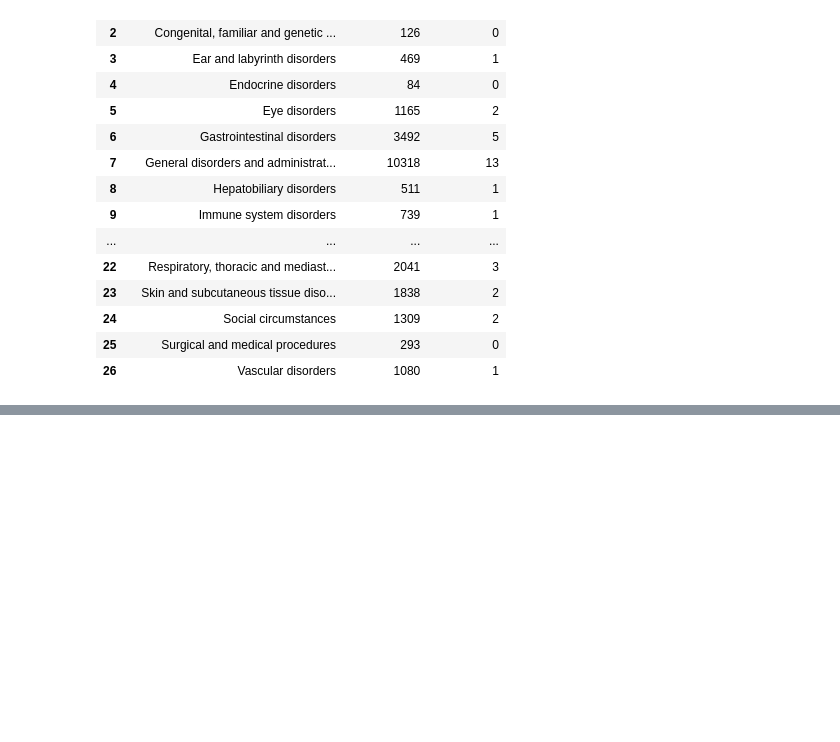
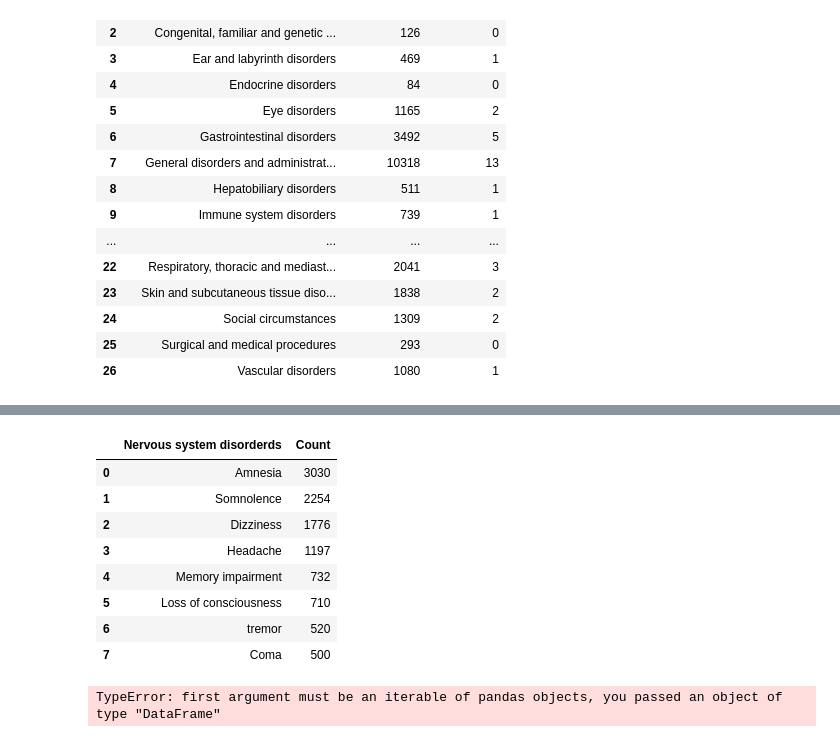
Before and after one commit to cantaruttim/Learning_Python, a Jupyter notebook: Bibliotecas/Matemática/Pandas/Reações Adversas .ipynb, the cells around one changed output, grey strips where cells are left out. Cells and saved outputs as stored; diff of their text form; code cells hidden in the pictures; blank space fills up the shorter version.

```diff
--- a/Bibliotecas/Matemática/Pandas/Reações Adversas .ipynb
+++ b/Bibliotecas/Matemática/Pandas/Reações Adversas .ipynb
@@ -118,0 +144,18 @@ Reported_SEZolpidem
+# %%
+desfechoNvZ = pd.DataFrame(desfechoNs_zolpidem)
+desfechoNvZ
+# %% [output]
+|  | Nervous system disorderds | Count |
+| 0 | Amnesia | 3030 |
+| 1 | Somnolence | 2254 |
+| 2 | Dizziness | 1776 |
+| 3 | Headache | 1197 |
+| 4 | Memory impairment | 732 |
+| 5 | Loss of consciousness | 710 |
+| 6 | tremor | 520 |
+| 7 | Coma | 500 |
+# %%
+desfecho_merge_Zolpidem = pd.concat(desfechoPdZ, desfechoNvZ)
+desfecho_merge_Zolpidem
+# %% [output]
+TypeError: first argument must be an iterable of pandas objects, you passed an object of type "DataFrame"
```
Also changed, not shown: parts of 2 cells of this notebook.
